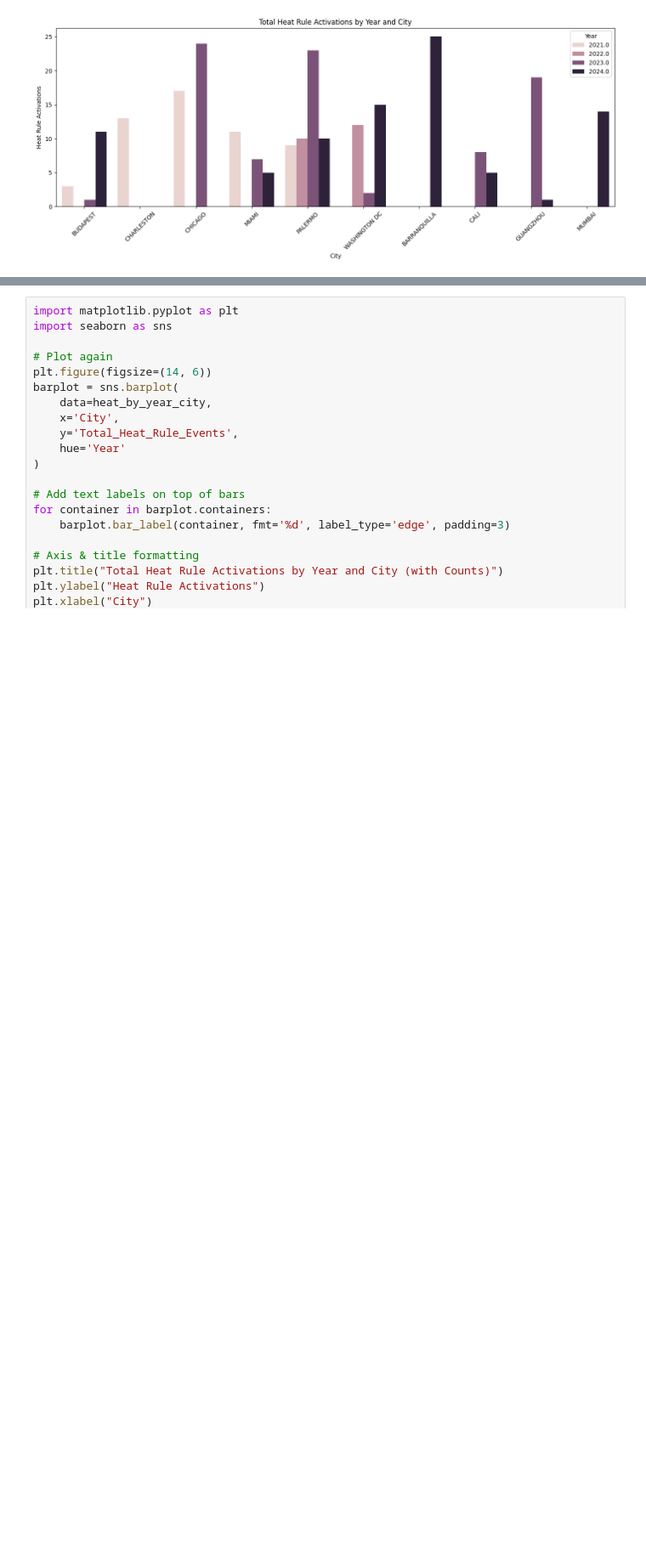
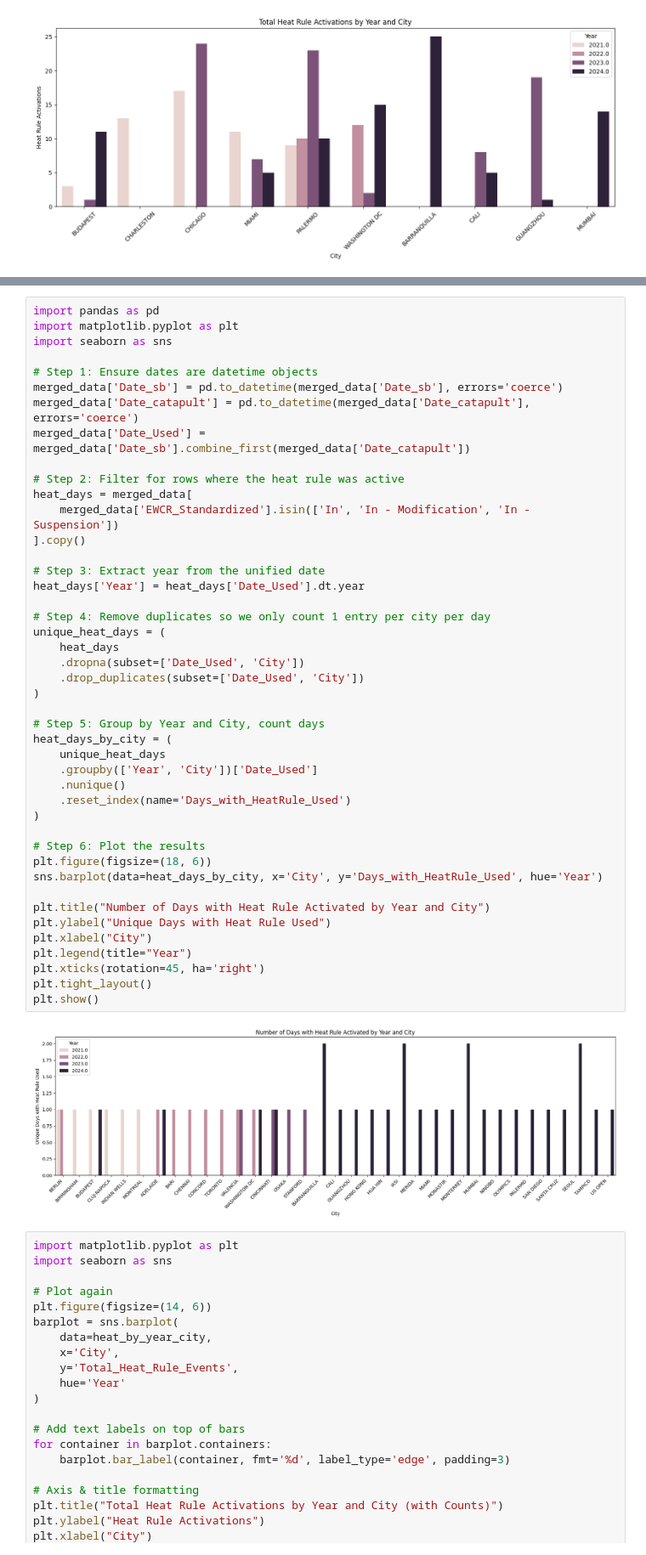
Before and after one commit to sameryassir/WTA-Environment-Capstone, a Jupyter notebook: eda_analysis.ipynb, the cells around one changed output, grey strips where cells are left out. Shown at 85% size. Cells and saved outputs as stored; diff of their text form; blank space fills up the shorter version.

```diff
--- a/eda_analysis.ipynb
+++ b/eda_analysis.ipynb
@@ -153,3 +295,49 @@ plt.show()
+# %%
+import pandas as pd
+import matplotlib.pyplot as plt
+import seaborn as sns
+
+# Step 1: Ensure dates are datetime objects
+merged_data['Date_sb'] = pd.to_datetime(merged_data['Date_sb'], errors='coerce')
+merged_data['Date_catapult'] = pd.to_datetime(merged_data['Date_catapult'], errors='coerce')
+merged_data['Date_Used'] = merged_data['Date_sb'].combine_first(merged_data['Date_catapult'])
+
+# Step 2: Filter for rows where the heat rule was active
+heat_days = merged_data[
+    merged_data['EWCR_Standardized'].isin(['In', 'In - Modification', 'In - Suspension'])
+].copy()
+
+# Step 3: Extract year from the unified date
+heat_days['Year'] = heat_days['Date_Used'].dt.year
+
+# Step 4: Remove duplicates so we only count 1 entry per city per day
+unique_heat_days = (
+    heat_days
+    .dropna(subset=['Date_Used', 'City'])
+    .drop_duplicates(subset=['Date_Used', 'City'])
+)
+
+# Step 5: Group by Year and City, count days
+heat_days_by_city = (
+    unique_heat_days
+    .groupby(['Year', 'City'])['Date_Used']
+    .nunique()
+    .reset_index(name='Days_with_HeatRule_Used')
+)
+
+# Step 6: Plot the results
+plt.figure(figsize=(18, 6))
+sns.barplot(data=heat_days_by_city, x='City', y='Days_with_HeatRule_Used', hue='Year')
+
+plt.title("Number of Days with Heat Rule Activated by Year and City")
+plt.ylabel("Unique Days with Heat Rule Used")
+plt.xlabel("City")
+plt.legend(title="Year")
+plt.xticks(rotation=45, ha='right')
+plt.tight_layout()
+plt.show()
+# %% [output]
+[figure, added]
 # %%
 import matplotlib.pyplot as plt
 import seaborn as sns
```
Also changed, not shown: parts of 4 cells of this notebook.
